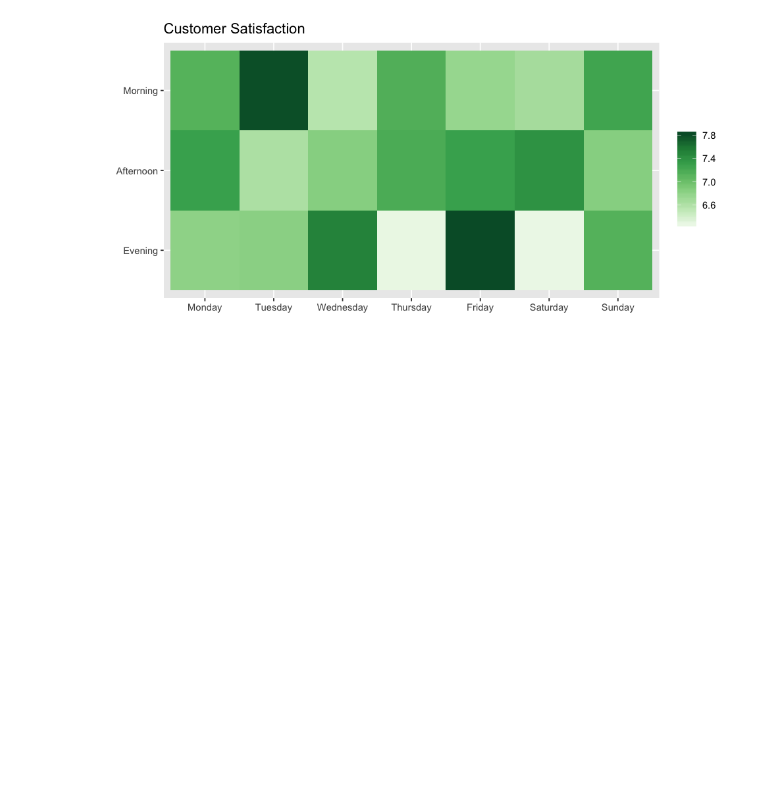
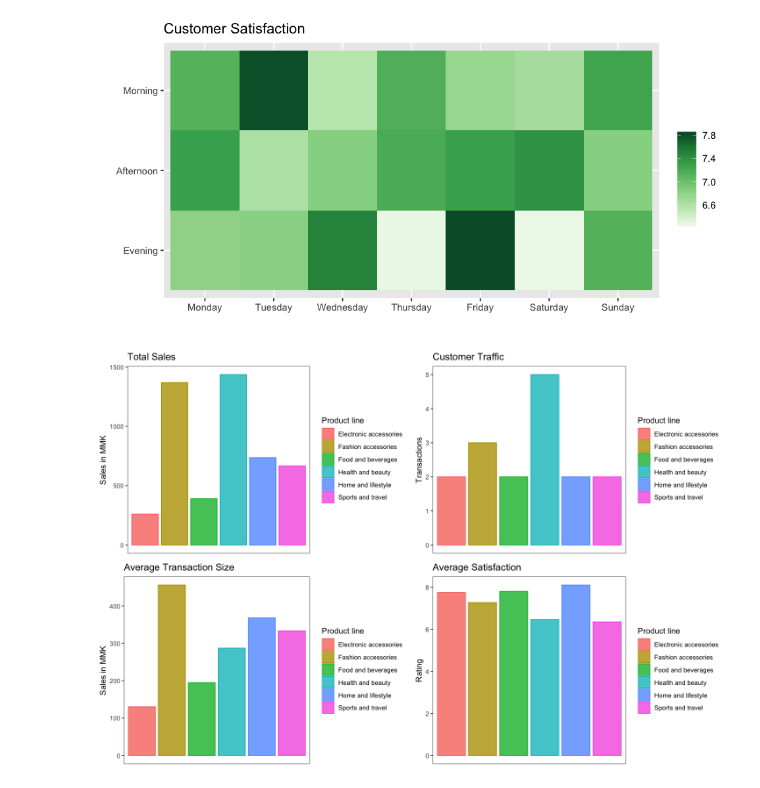
Before and after one commit to UBC-MDS/DSCI_532_group-106_R_supermarket, a Jupyter notebook: src/analysis.ipynb, the cells around one changed output. Drawn from its saved outputs; the diff is of its cells as text; code cells hidden in the pictures; blank space fills up the shorter version.

Commit message:
added bar plots

```diff
--- a/src/analysis.ipynb
+++ b/src/analysis.ipynb
@@ -6,5 +7,5 @@ library(RColorBrewer)
 # %%
-df <- read_csv('data/supermarket_sales_clean.csv')
+df <- read_csv('../data/supermarket_sales_clean.csv')
 
 # wrangling into factors so that we can change the order in graphs
 df <- mutate_at(df, vars(`Branch`, `City`, `Gender`, `Customer type`, `Product line`,
@@ -67,3 +68,37 @@ make_heat_map("A", "Average Transaction Size", trxn_size, sum(Total) / n())
 make_heat_map("A", "Customer Satisfaction", cust_sat, mean(Rating))
 # %% [output]
 [figure]
+# %%
+make_bar_plot <- function(DayofWeek, TimeofDay, branch, func, plot_title, y_title){
+    options(repr.plot.width = 12, repr.plot.height = 8)
+    df %>%
+        filter(Branch == branch & Day_of_week == DayofWeek & Time_of_day == TimeofDay) %>%
+        group_by(`Product line`) %>%
+        summarise(y_title = {{func}}) %>%
+        ggplot(aes(x = `Product line`, y = y_title, color = `Product line`, fill = `Product line`)) +
+            geom_bar(stat = "identity", alpha = 0.8) +
+            theme_bw() +
+            theme(panel.grid.major = element_blank(), panel.grid.minor = element_blank(),
+                 axis.text.x=element_blank(), axis.ticks.x=element_blank(), axis.title.x=element_blank()) +
+            labs(title = plot_title, y = y_title)
+}
+# %%
+# Define arguments
+DayofWeek = "Monday"
+TimeofDay = "Morning"
+branch = "A"
+# %%
+# plot all bar plots
+con_bar_plot <- function(DayofWeek, TimeofDay, branch){
+    bar_plot_sales <- make_bar_plot(DayofWeek, TimeofDay, branch, sum(Total), 'Total Sales', 'Sales in MMK')
+    bar_plot_traffic <- make_bar_plot(DayofWeek,TimeofDay, branch, n(), 'Customer Traffic', 'Transactions')
+    bar_plot_trans <- make_bar_plot(DayofWeek, TimeofDay, branch, mean(Total), 'Average Transaction Size', 'Sales in MMK')
+    bar_plot_rating <- make_bar_plot(DayofWeek, TimeofDay, branch, mean(Rating), 'Average Satisfaction', 'Rating')
+    figure <- plot_grid(bar_plot_sales, bar_plot_traffic, bar_plot_trans, bar_plot_rating,
+                    ncol = 2, nrow = 2)
+    return(figure)
+}
+# %%
+con_bar_plot(DayofWeek, TimeofDay, branch)
+# %% [output]
+[figure, added]
```
Also changed, not shown: parts of 1 cell of this notebook.
